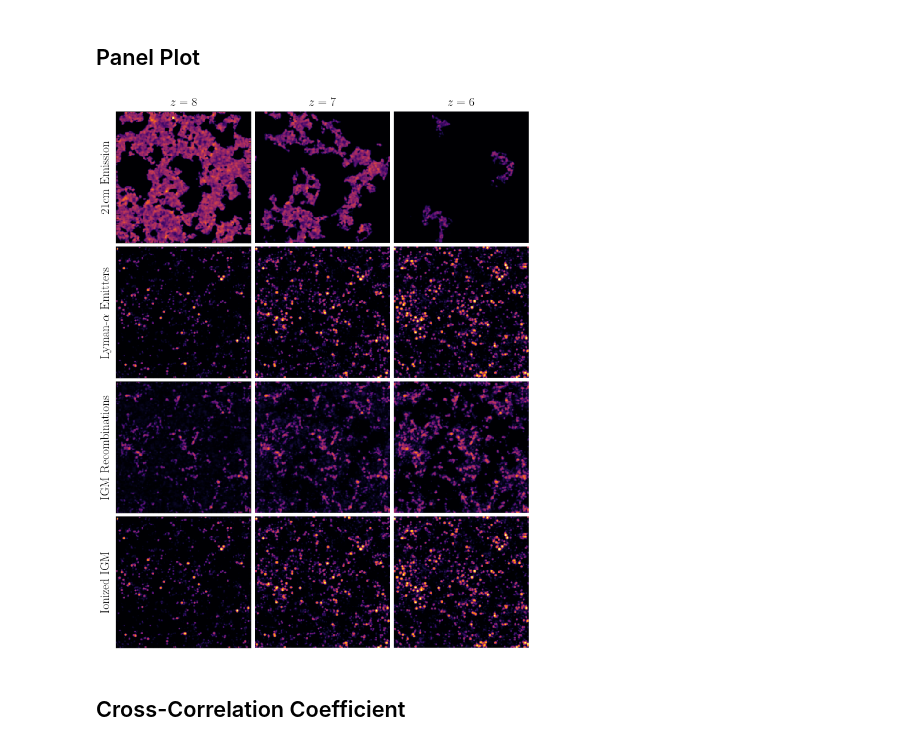
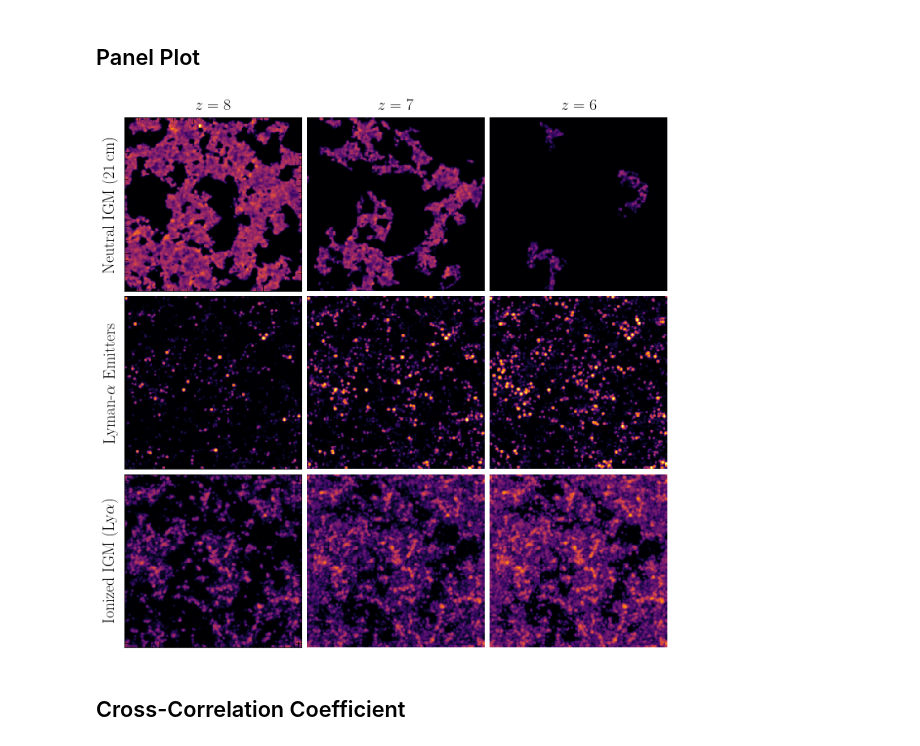
Before and after one commit to tacox5/Senior_Thesis, a Jupyter notebook: notebooks/Thesis_Plots.ipynb, the cells around one changed output. Saved outputs shown, nothing was run; the diff lists cells and outputs as text; code cells hidden in the pictures.

```diff
--- a/notebooks/Thesis_Plots.ipynb
+++ b/notebooks/Thesis_Plots.ipynb
@@ -46,7 +46,7 @@ I_8_d = xcorr.I_diffuse(_, 1-x_8, d_8, z = 8.04)[:, :, 128]
 # %%
 smooth = 1.
 # %%
-fig, ax = plt.subplots(4, 3, figsize = (12,16))
+fig, ax = plt.subplots(3, 3, figsize = (12,12))
 
 ax = ax.ravel()
 
@@ -58,7 +58,7 @@ ax[0].imshow(gaussian_filter(T_8, smooth), aspect = 'auto', cmap = 'inferno',
 #ax[0].axis('off')
 ax[0].xaxis.set_ticklabels([])
 ax[0].yaxis.set_ticklabels([])
-ax[0].set_ylabel('21cm Emission', fontsize = 20)
+ax[0].set_ylabel(r'Neutral IGM $\left(21\,\rm cm \right)$', fontsize = 20)
 ax[0].set_title(r'$z = 8$', fontsize = 20, pad = 10)
 
 ax[1].imshow(gaussian_filter(T_7, smooth), aspect = 'auto', cmap = 'inferno',
@@ -90,23 +90,23 @@ ax[5].axis('off')
 
 # Row 3
 
-ax[6].imshow(gaussian_filter(I_6_d, smooth) * 5e-5, aspect = 'auto', cmap = 'inferno',
-             norm = SymLogNorm(1e-8, vmax = 1e-6))
+ax[6].imshow(gaussian_filter(I_8_d, smooth) * 1e-5, aspect = 'auto', cmap = 'inferno',
+             norm = SymLogNorm(1e-9, vmax = 1e-6))
 ax[6].xaxis.set_ticklabels([])
 ax[6].yaxis.set_ticklabels([])
-ax[6].set_ylabel(r'IGM Recombinations', fontsize = 20)
+ax[6].set_ylabel(r'Ionized IGM $\left(\textrm{Ly}\alpha \right)$', fontsize = 20)
 
-ax[7].imshow(gaussian_filter(I_7_d, smooth) * 5e-5, aspect = 'auto', cmap = 'inferno',
-             norm = SymLogNorm(1e-8, vmax = 1e-6))
+ax[7].imshow(gaussian_filter(I_7_d, smooth) * 3e-5, aspect = 'auto', cmap = 'inferno',
+             norm = SymLogNorm(1e-9, vmax = 1e-6))
 ax[7].axis('off')
 
-c = ax[8].imshow(gaussian_filter(I_8_d, smooth) * 5e-5, aspect = 'auto', cmap = 'inferno',
-             norm = SymLogNorm(1e-8, vmax = 1e-6))
+c = ax[8].imshow(gaussian_filter(I_7_d, smooth) * 5e-5, aspect = 'auto', cmap = 'inferno',
+             norm = SymLogNorm(1e-9, vmax = 1e-6))
 ax[8].axis('off')
 
 
 # Row 4
-
+"""
 ax[9].imshow(gaussian_filter(I_8, smooth), aspect = 'auto', cmap = 'inferno',
              norm = SymLogNorm(1e-8, vmax = 1e-6))
 ax[9].xaxis.set_ticklabels([])
@@ -116,37 +116,37 @@ ax[9].set_ylabel(r'Ionized IGM ', fontsize = 20)
 ax[10].imshow(gaussian_filter(I_7, smooth), aspect = 'auto', cmap = 'inferno',
              norm = SymLogNorm(1e-8, vmax = 1e-6))
 ax[10].axis('off')
 
 d = ax[11].imshow(gaussian_filter(I_6, smooth), aspect = 'auto', cmap = 'inferno',
              norm = SymLogNorm(1e-8, vmax = 1e-6))
 ax[11].axis('off')
-
+"""
 
 
 
 #divider = make_axes_locatable(ax[2])
 #cax1 = divider.append_axes("right", size="5%", pad=0.07)
 
 #divider = make_axes_locatable(ax[5])
 #cax2 = divider.append_axes("right", size="5%", pad=0.07)
 
 #divider = make_axes_locatable(ax[8])
 #cax3 = divider.append_axes("right", size="5%", pad=0.07)
 
 #divider = make_axes_locatable(ax[11])
 #cax4 = divider.append_axes("right", size="5%", pad=0.07)
 
 
 #fig.colorbar(a, cax=cax1)
 #fig.colorbar(b, cax=cax2)
 #fig.colorbar(c, cax=cax3)
 #fig.colorbar(d, cax=cax4)
 
 plt.subplots_adjust(wspace = 0.03, hspace = 0.03)
-plt.show()
-#plt.savefig('sims.png', dpi = 500, bbox_inches = 'tight', transparent=True)
+#plt.show()
+plt.savefig('../documents/images/sims.png', dpi = 100, bbox_inches = 'tight', transparent=True)
 # %% [output]
-[figure, old version]
+[figure, new version]
 # %% [markdown]
 ## Cross-Correlation Coefficient
 # %%
```
Also changed, not shown: parts of 3 cells of this notebook, 46 other files.
